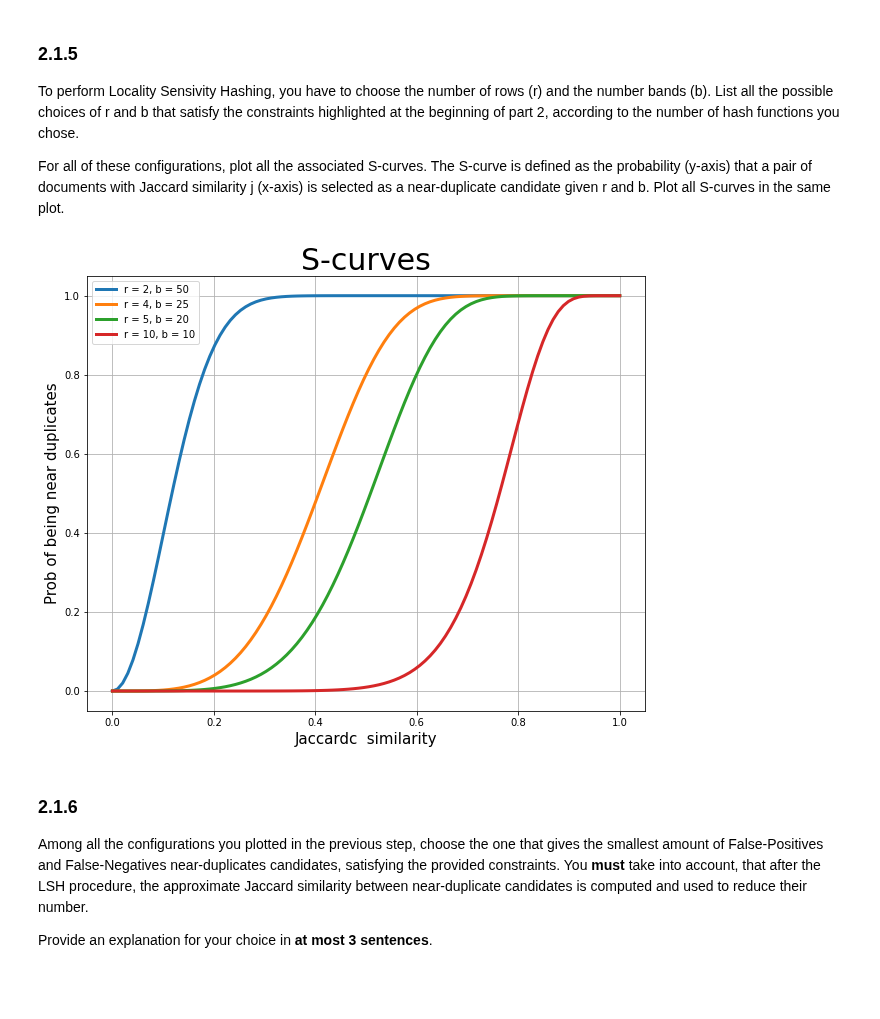
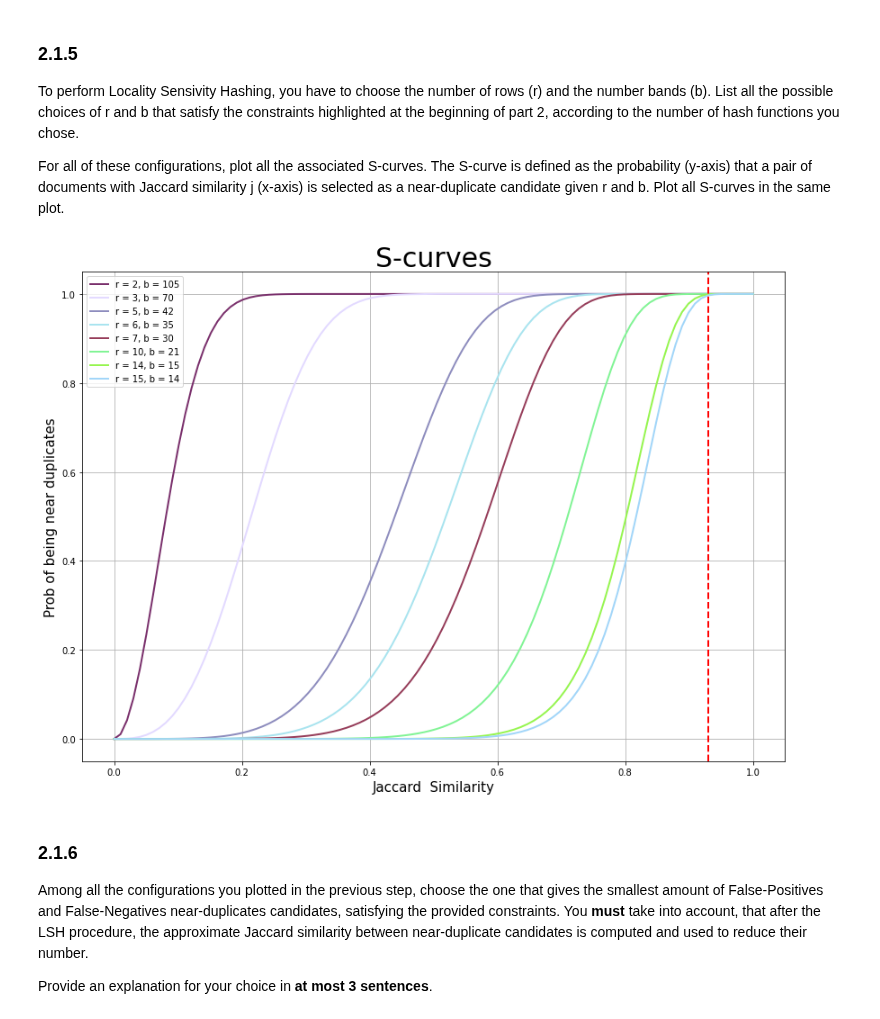
Before and after one commit to Ciambelle-Ciociare/ADM_Homework_1, a Jupyter notebook: DMT2023_HW1.ipynb, the cells around one changed output. Drawn from its saved outputs; the diff is of its cells as text; code cells hidden in the pictures; blank space fills up the shorter version.

```diff
--- a/DMT2023_HW1.ipynb
+++ b/DMT2023_HW1.ipynb
@@ -1280,7 +1276,7 @@ Load the file containing the sets of shingles and apply MinWiseHashing, saving t
 #REMOVE_OUTPUT#
 #YOUR CODE STARTS HERE#
 
-n_permutation = 100
+n_permutation = 210
 
 create_MinWiseHashing_sketches("hw1_set_id_set_of_integers.tsv", max_shingle_id,
                                    n_permutation,
@@ -1305,37 +1301,38 @@ For all of these configurations, plot all the associated S-curves. The S-curve i
 # %%
 #YOUR CODE STARTS HERE#
 from matplotlib import pyplot as plt
 
-0.93 > 0.96
 def constraints(t,r,b):
   return(1-(1-(t**r))**b)
 
 possible_r_b = []
 
 for r in range(2,n_permutation):
   b = n_permutation/r
   if n_permutation%r == 0 and (r,b) not in possible_r_b and constraints(0.93,r,int(b))>0.96 :
     possible_r_b.append((r,int(b)))
 
-
-plt.figure(figsize = (10,8))
+colors = ["#7A306C" ,"#E3DAFF",  "#8E8DBE" , "#A9E4EF" ,"#963D5A","#81F495" , "#96F550", "#A2D6F9", ]
+plt.figure(figsize = (14,10))
 ax = plt.axes()
 ax.grid(axis='both', which='both')
-plt.xlabel("Jaccardc  similarity", fontdict = {'size': 15})
+plt.xlabel("Jaccard  Similarity", fontdict = {'size': 15})
 plt.ylabel("Prob of being near duplicates", fontdict = {'size': 15})
 plt.title("S-curves", fontdict = {'size': 30})
 t = np.linspace(0, 1, 100)
 for i in range(0, len(possible_r_b)):
     r_b = possible_r_b[i]
-    plt.plot(t, constraints(t,r = r_b[0],b = r_b[1]),label='r = '+ str(r_b[0]) + ', b = '+ str(r_b[1]), linewidth = 3)
-    #plt.axvline((1/r_b[1])**(1/r_b[0]), 0, 1, linewidth = 3)
+    plt.plot(t, constraints(t,r = r_b[0],b = r_b[1]),label='r = '+ str(r_b[0]) + ', b = '+ str(r_b[1]), linewidth = 2 , color = colors[i])
+
+plt.axvline(.93, 0, 1, linewidth = 2 ,color = "red" ,linestyle = "dashed")
+
 plt.legend()
 plt.show()
 
 #YOUR CODE ENDS HERE#
 #THIS IS LINE 30#
 # %% [output]
-[figure, old version]
+[figure, new version]
 # %% [markdown]
 ### 2.1.6
 Among all the configurations you plotted in the previous step, choose the one that gives the smallest amount of False-Positives and False-Negatives near-duplicates candidates, satisfying the provided constraints. You **must** take into account, that after the LSH procedure, the approximate Jaccard similarity between near-duplicate candidates is computed and used to reduce their number.
```
Also changed, not shown: parts of 7 cells of this notebook.
